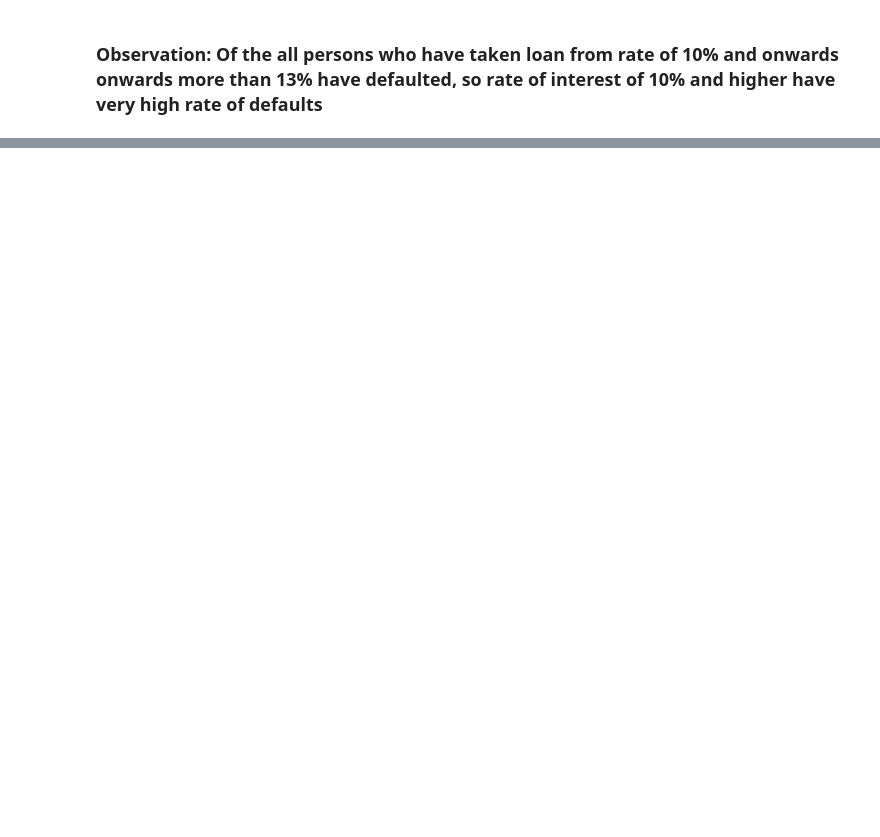
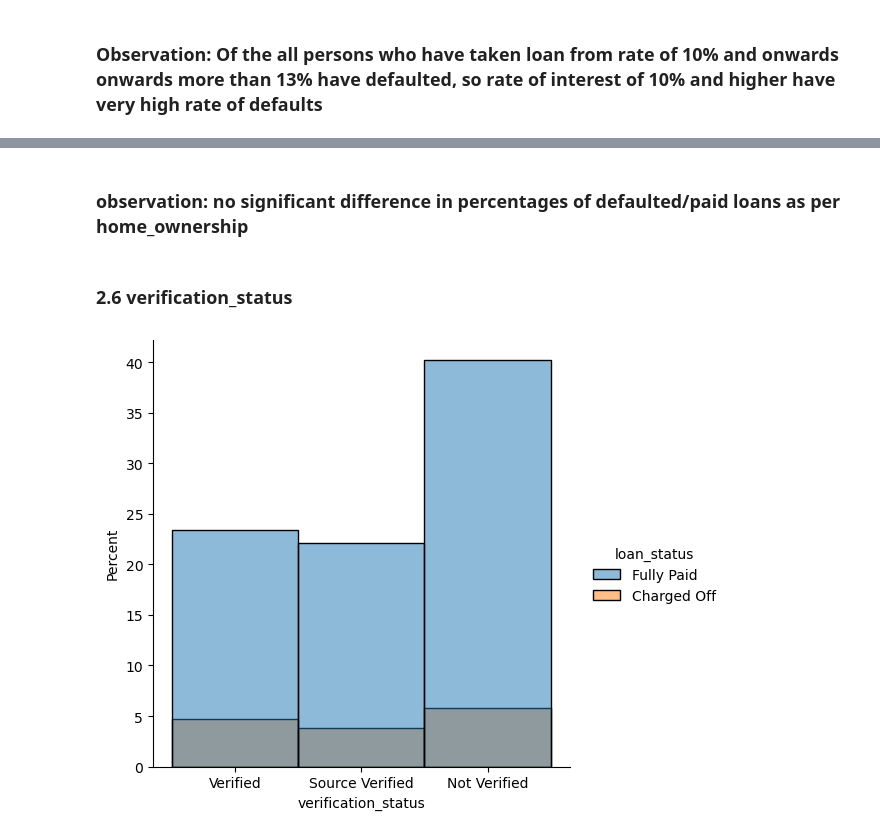
Before and after one commit to sdakshinkar/LendingClubCaseStudy, a Jupyter notebook: Swapnil_Dakshinkar.ipynb, the cells around one changed output, grey strips where cells are left out. Saved outputs shown, nothing was run; the diff lists cells and outputs as text; code cells hidden in the pictures; blank space fills up the shorter version.

```diff
--- a/Swapnil_Dakshinkar.ipynb
+++ b/Swapnil_Dakshinkar.ipynb
@@ -748,0 +837,8 @@ print(df_temp[df_temp['loan_status']=='Charged Off'])
+# %% [markdown]
+### observation: no significant difference in percentages of defaulted/paid loans as per home_ownership
+# %% [markdown]
+### 2.6 verification_status
+# %%
+p = sns.displot(data=df,x='verification_status',hue='loan_status',stat='percent')
+# %% [output]
+[figure, added]
```
Also changed, not shown: parts of 37 cells of this notebook.
